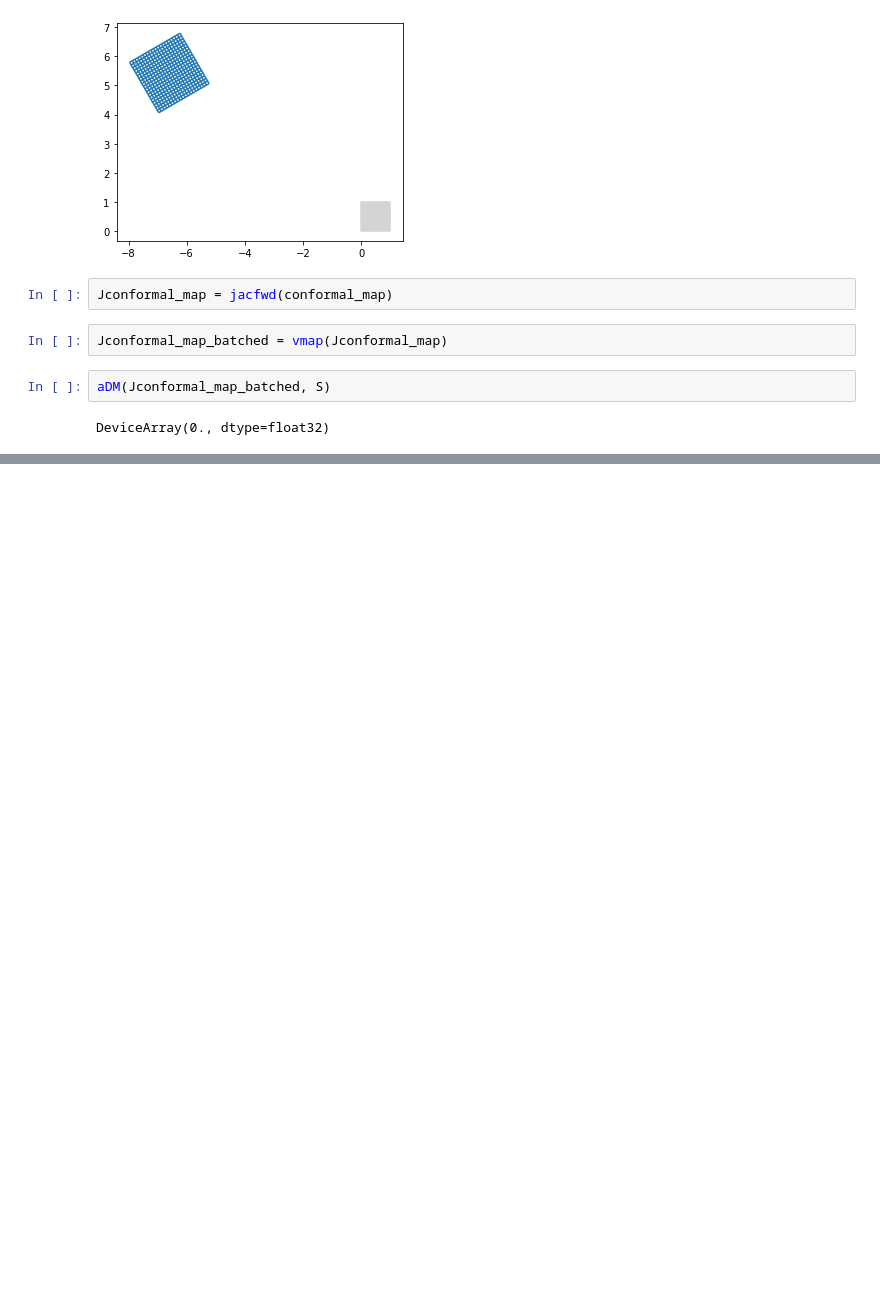
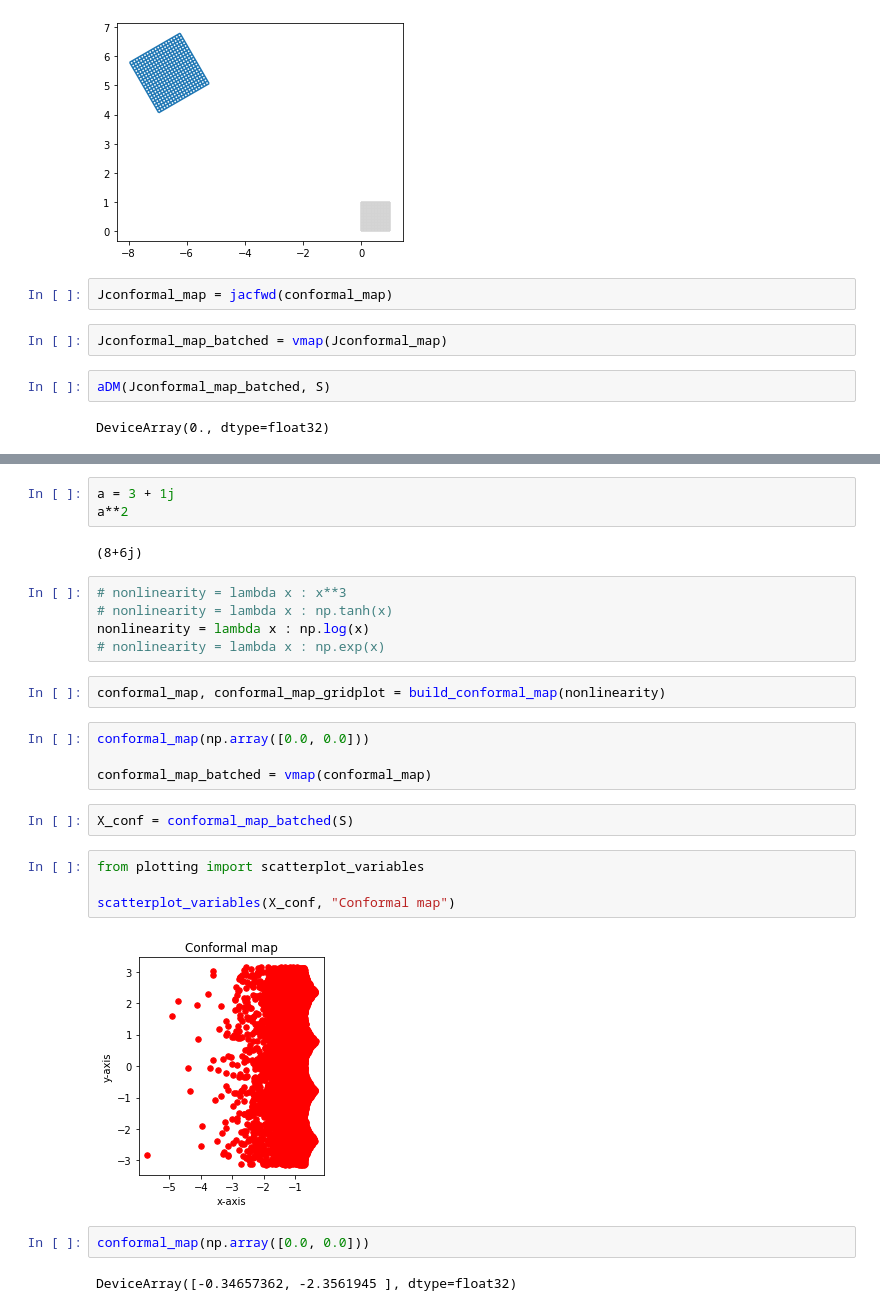
Before and after one commit to lgresele/independent-mechanism-analysis, a Jupyter notebook: 4_anti_darmois_metric.ipynb, the cells around one changed output, grey strips where cells are left out. Saved outputs shown, nothing was run; the diff lists cells and outputs as text; blank space fills up the shorter version.

Commit message:
aDM on conformal maps (using complex numbers)

```diff
--- a/4_anti_darmois_metric.ipynb
+++ b/4_anti_darmois_metric.ipynb
@@ -393,0 +417,28 @@ DeviceArray(0., dtype=float32)
+# %%
+a = 3 + 1j
+a**2
+# %% [output]
+(8+6j)
+# %%
+# nonlinearity = lambda x : x**3
+# nonlinearity = lambda x : np.tanh(x)
+nonlinearity = lambda x : np.log(x)
+# nonlinearity = lambda x : np.exp(x)
+# %%
+conformal_map, conformal_map_gridplot = build_conformal_map(nonlinearity)
+# %%
+conformal_map(np.array([0.0, 0.0]))
+
+conformal_map_batched = vmap(conformal_map)
+# %%
+X_conf = conformal_map_batched(S)
+# %%
+from plotting import scatterplot_variables
+
+scatterplot_variables(X_conf, "Conformal map")
+# %% [output]
+[figure, added]
+# %%
+conformal_map(np.array([0.0, 0.0]))
+# %% [output]
+DeviceArray([-0.34657362, -2.3561945 ], dtype=float32)
```
Also changed, not shown: parts of 6 cells of this notebook.
